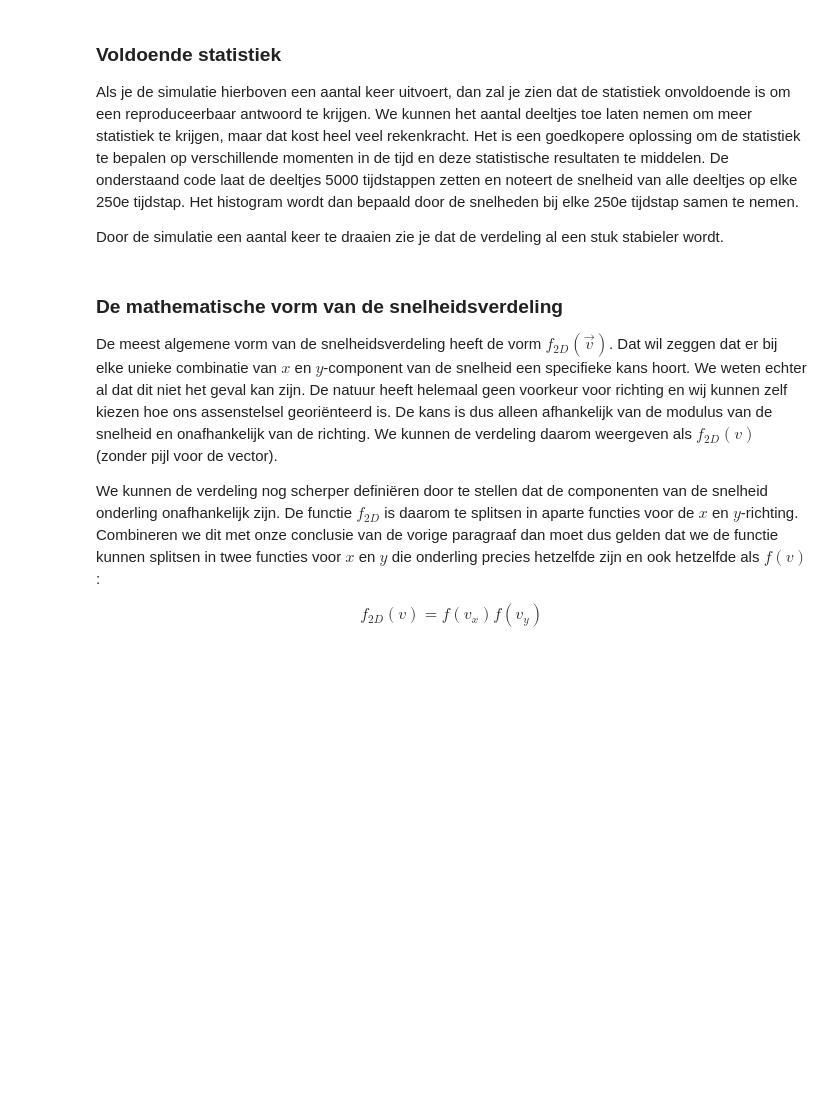
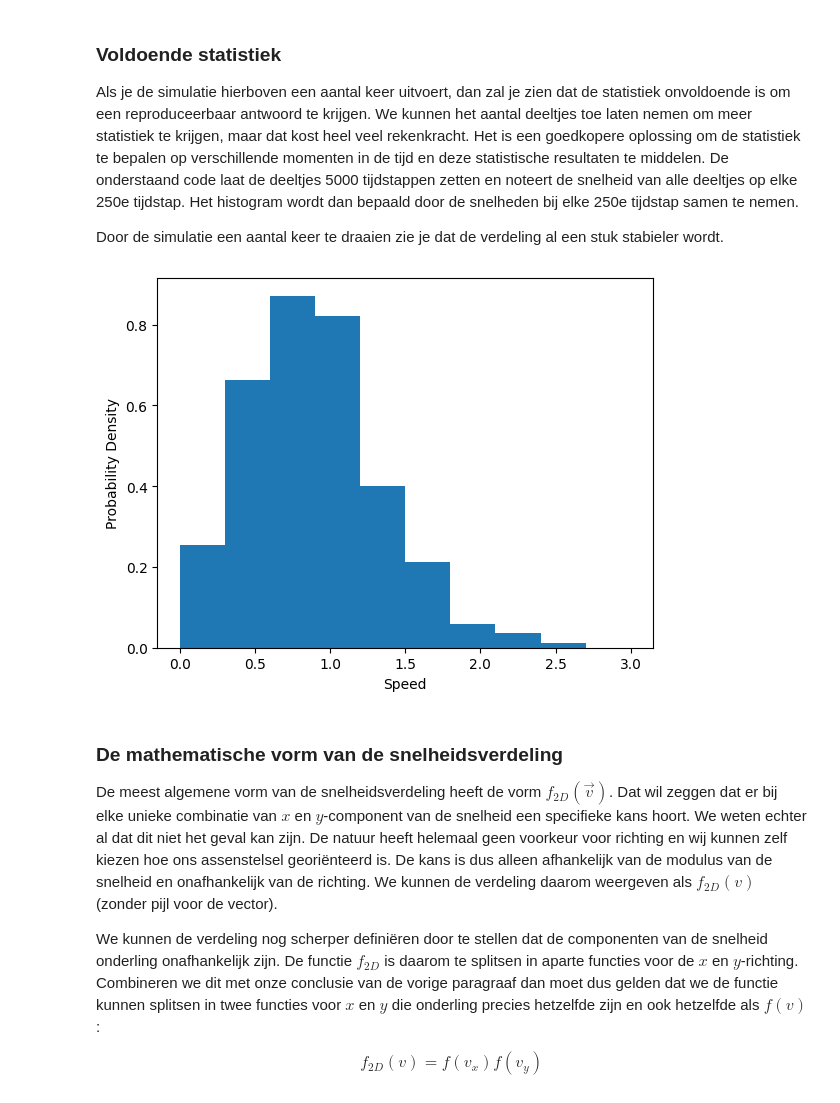
Before and after one commit to felicievdl/Felicie-Amelie, a Jupyter notebook: Content/PySim/6_boltzmann.ipynb, the cells around one changed output. Drawn from its saved outputs; the diff is of its cells as text; code cells hidden in the pictures; blank space fills up the shorter version.

```diff
--- a/Content/PySim/6_boltzmann.ipynb
+++ b/Content/PySim/6_boltzmann.ipynb
@@ -225,24 +225,26 @@ Door de simulatie een aantal keer te draaien zie je dat de verdeling al een stuk
 # %%
 particles = []
 num_bins = 10
 tot_counts = np.zeros(num_bins, dtype=float)
 
 plt.figure()
 plt.xlabel('Speed')
-plt.ylabel('Count')
+plt.ylabel('Probability Density')
 
 create_uniform_particles(particles)
 
 for i in range(5000):
     take_time_step(particles)
     if i % 250 == 0:
         speeds = [np.linalg.norm(p.v) for p in particles]
         partial_counts, bins = np.histogram(speeds, bins=num_bins, density='True', range=[0,3*V_0])
         tot_counts += partial_counts
 
 norm_counts = tot_counts / 20
 plt.stairs(norm_counts, bins, fill='True')
 plt.show()
+# %% [output]
+[figure, added]
 # %% [markdown]
 ### De mathematische vorm van de snelheidsverdeling
 
```
Also changed, not shown: parts of 4 cells of this notebook.
